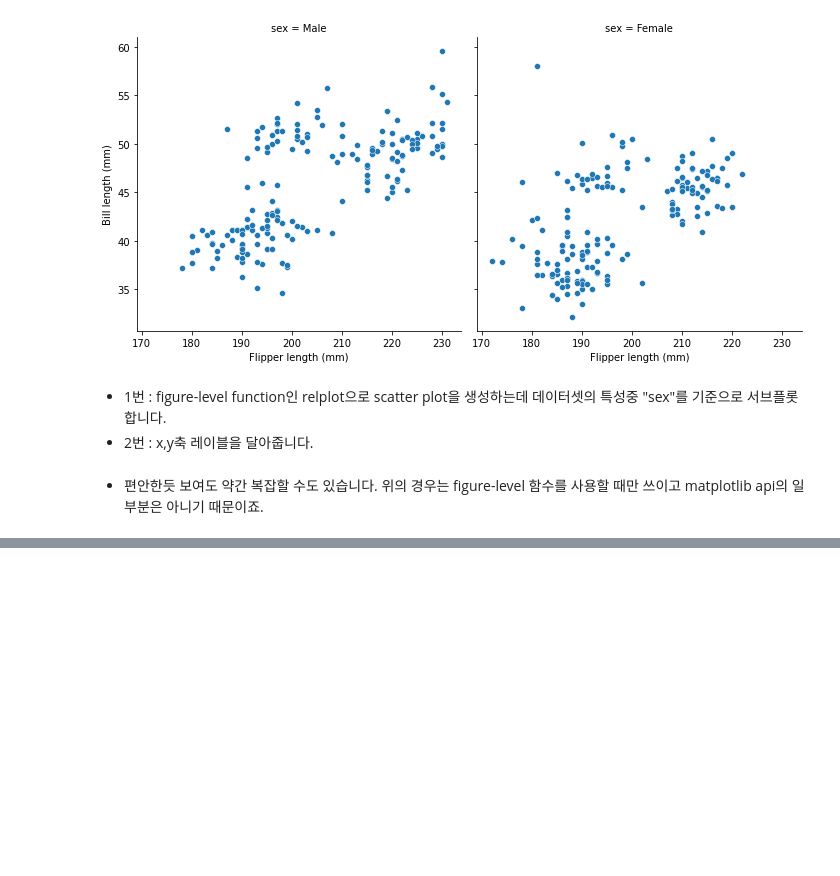
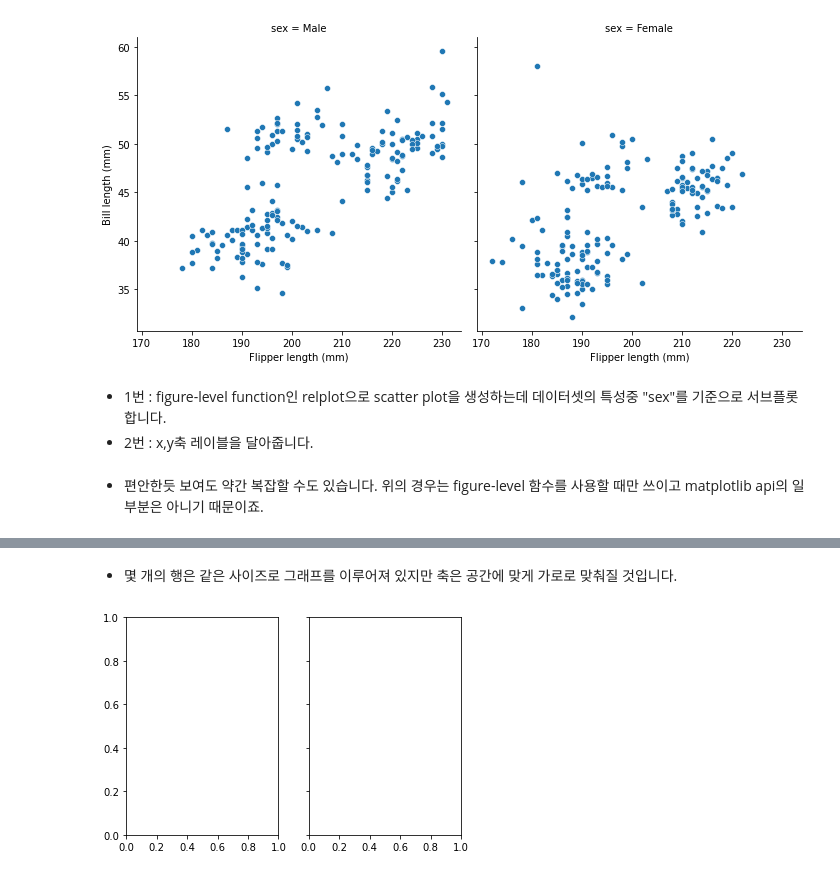
Before and after one commit to Daconic/Seaborn_tutorial_KOR, a Jupyter notebook: Overview of seaborn plotting function.ipynb, the cells around one changed output, grey strips where cells are left out. Saved outputs shown, nothing was run; the diff lists cells and outputs as text; code cells hidden in the pictures; blank space fills up the shorter version.

```diff
--- a/Overview of seaborn plotting function.ipynb
+++ b/Overview of seaborn plotting function.ipynb
@@ -159,0 +177,6 @@ g.set_axis_labels("Flipper length (mm)", "Bill length (mm)");
+# %% [markdown]
+- 몇 개의 행은 같은 사이즈로 그래프를 이루어져 있지만 축은 공간에 맞게 가로로 맞춰질 것입니다.
+# %%
+f, ax = plt.subplots(1,2, sharey=True)
+# %% [output]
+[figure, added]
```
Also changed, not shown: parts of 15 cells of this notebook.
